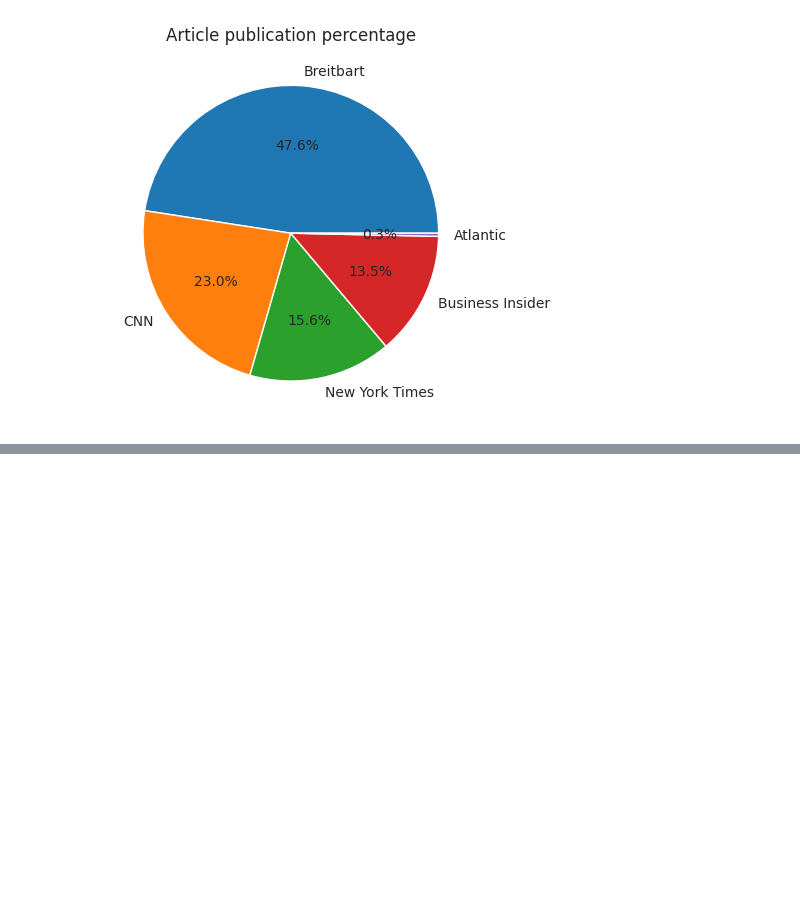
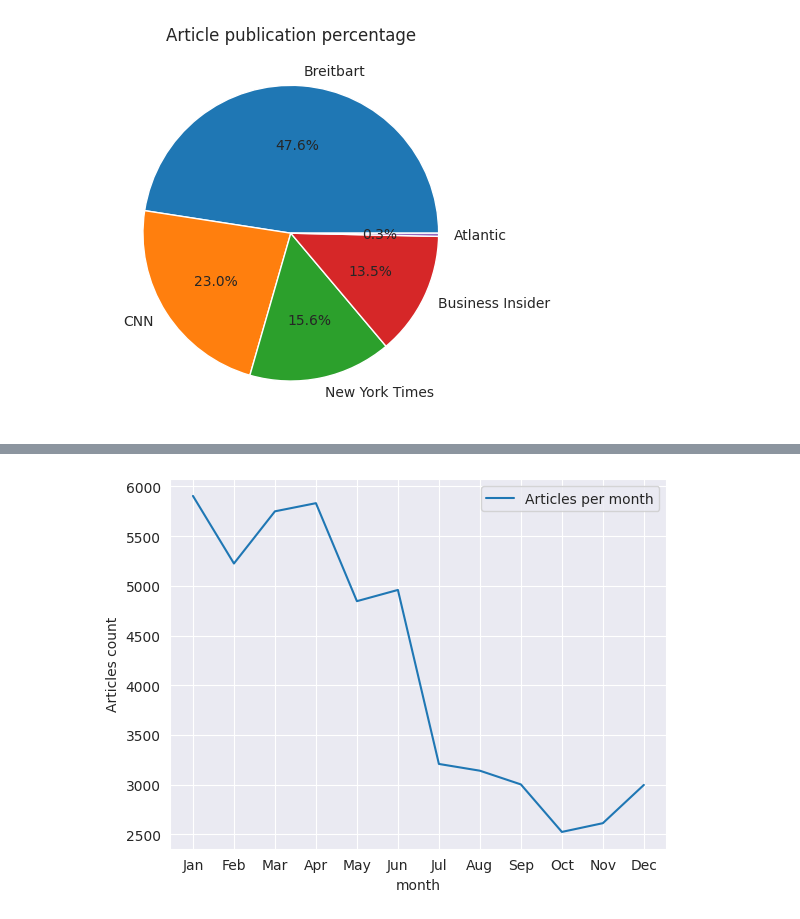
Before and after one commit to xSupernovaa/NLP-Topic-Modelling, a Jupyter notebook: EDA.ipynb, the cells around one changed output, grey strips where cells are left out. Saved outputs shown, nothing was run; the diff lists cells and outputs as text; code cells hidden in the pictures; blank space fills up the shorter version.

```diff
--- a/EDA.ipynb
+++ b/EDA.ipynb
@@ -88,0 +143,8 @@ plt.show()
+# %%
+month_value_counts = month_value_counts.reindex(calendar.month_abbr, axis= 0)
+sns.lineplot(x= month_value_counts.index, y= month_value_counts.values, label = "Articles per month")
+plt.xlabel( 'month')
+plt.ylabel('Articles count')
+plt.show()
+# %% [output]
+[figure, added]
```
Also changed, not shown: parts of 20 cells of this notebook.
